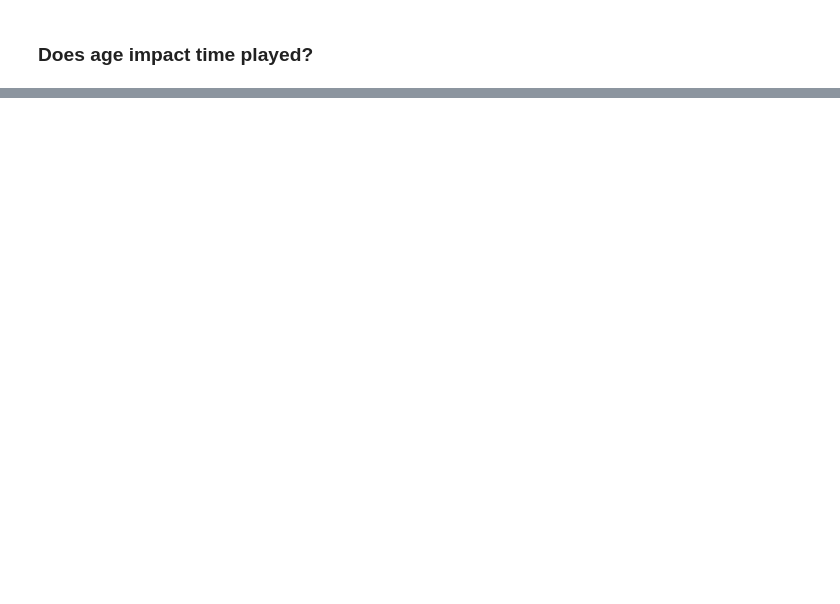
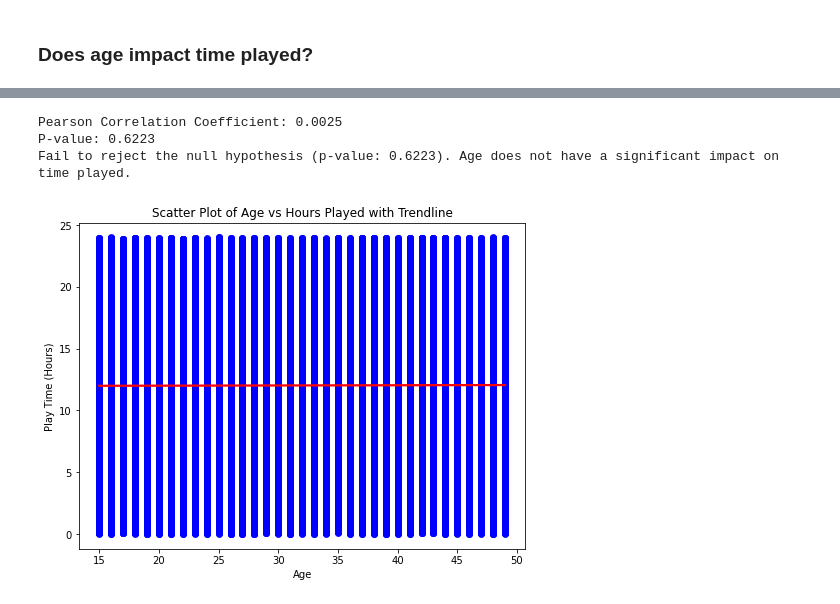
Before and after one commit to dmm4613/online-gaming-behavior-eda, a Jupyter notebook: online-gaming-behavior-eda.ipynb, the cells around one changed output, grey strips where cells are left out. Saved outputs shown, nothing was run; the diff lists cells and outputs as text; code cells hidden in the pictures; blank space fills up the shorter version.

```diff
--- a/online-gaming-behavior-eda.ipynb
+++ b/online-gaming-behavior-eda.ipynb
@@ -408,0 +549,34 @@ ____
+# %%
+# Set alpha level
+alpha = 0.05
+
+# Calculate the Pearson correlation coefficient and the p-value
+corr_coefficient, p_value = pearsonr(df['Age'], df['PlayTimeHours'])
+
+# Print the results
+print(f"Pearson Correlation Coefficient: {corr_coefficient:.4f}")
+print(f"P-value: {p_value:.4f}")
+
+# Conclusion based on the p-value and alpha level
+if p_value < alpha:
+    print(f"Reject the null hypothesis (p-value: {p_value:.4f}). Age has a significant impact on time played.")
+else:
+    print(f"Fail to reject the null hypothesis (p-value: {p_value:.4f}). Age does not have a significant impact on time played.")
+# %% [output]
+Pearson Correlation Coefficient: 0.0025
+P-value: 0.6223
+Fail to reject the null hypothesis (p-value: 0.6223). Age does not have a significant impact on time played.
+# %%
+# Create a scatter plot with a trendline
+plt.figure(figsize=(8, 6))
+sns.regplot(x='Age', y='PlayTimeHours', data=df, ci=None, scatter_kws={'color':'blue'}, line_kws={'color':'red'})
+
+# Adding title and labels
+plt.title('Scatter Plot of Age vs Hours Played with Trendline')
+plt.xlabel('Age')
+plt.ylabel('Play Time (Hours)')
+
+# Show the plot
+plt.show()
+# %% [output]
+[figure, added]
```
Also changed, not shown: parts of 9 cells of this notebook.
